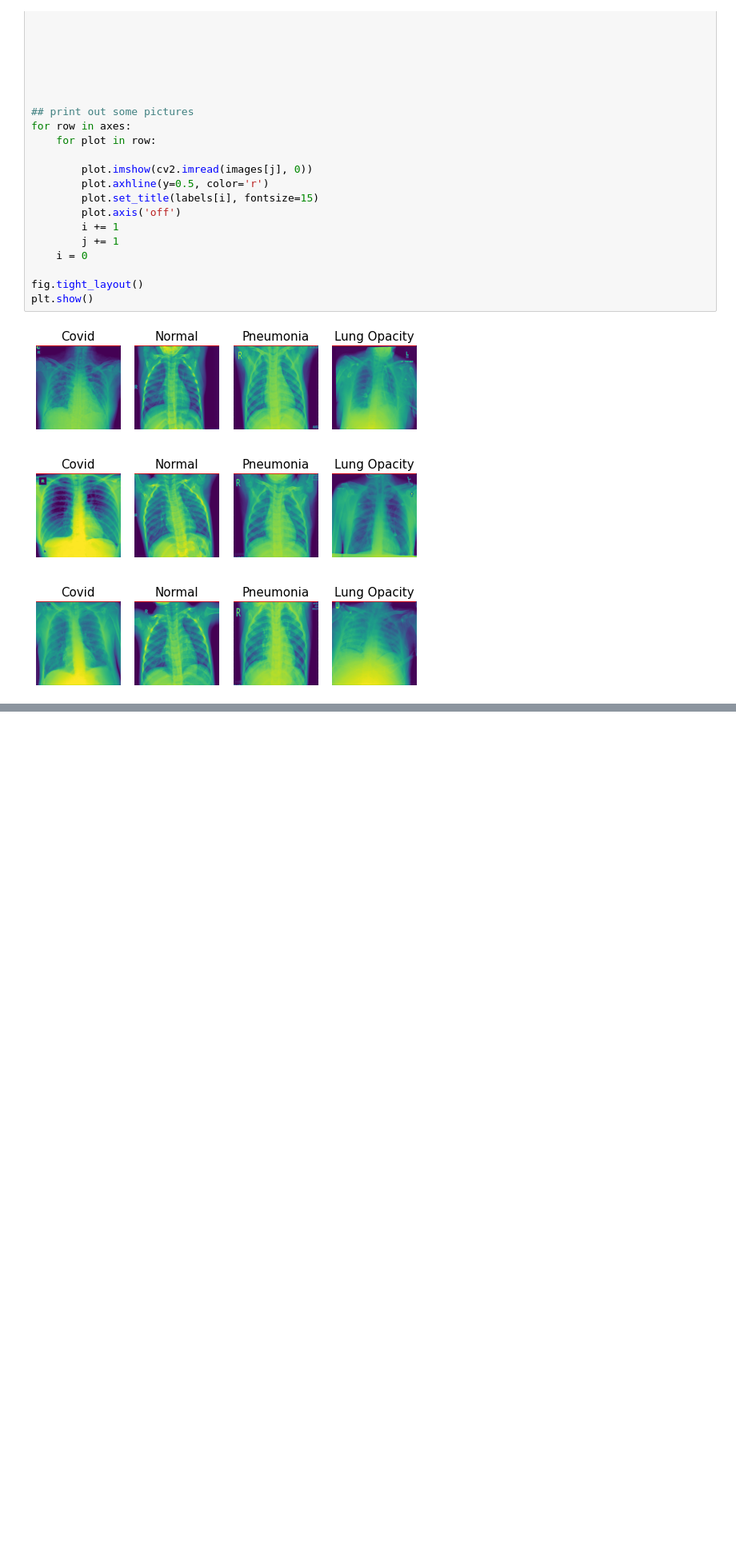
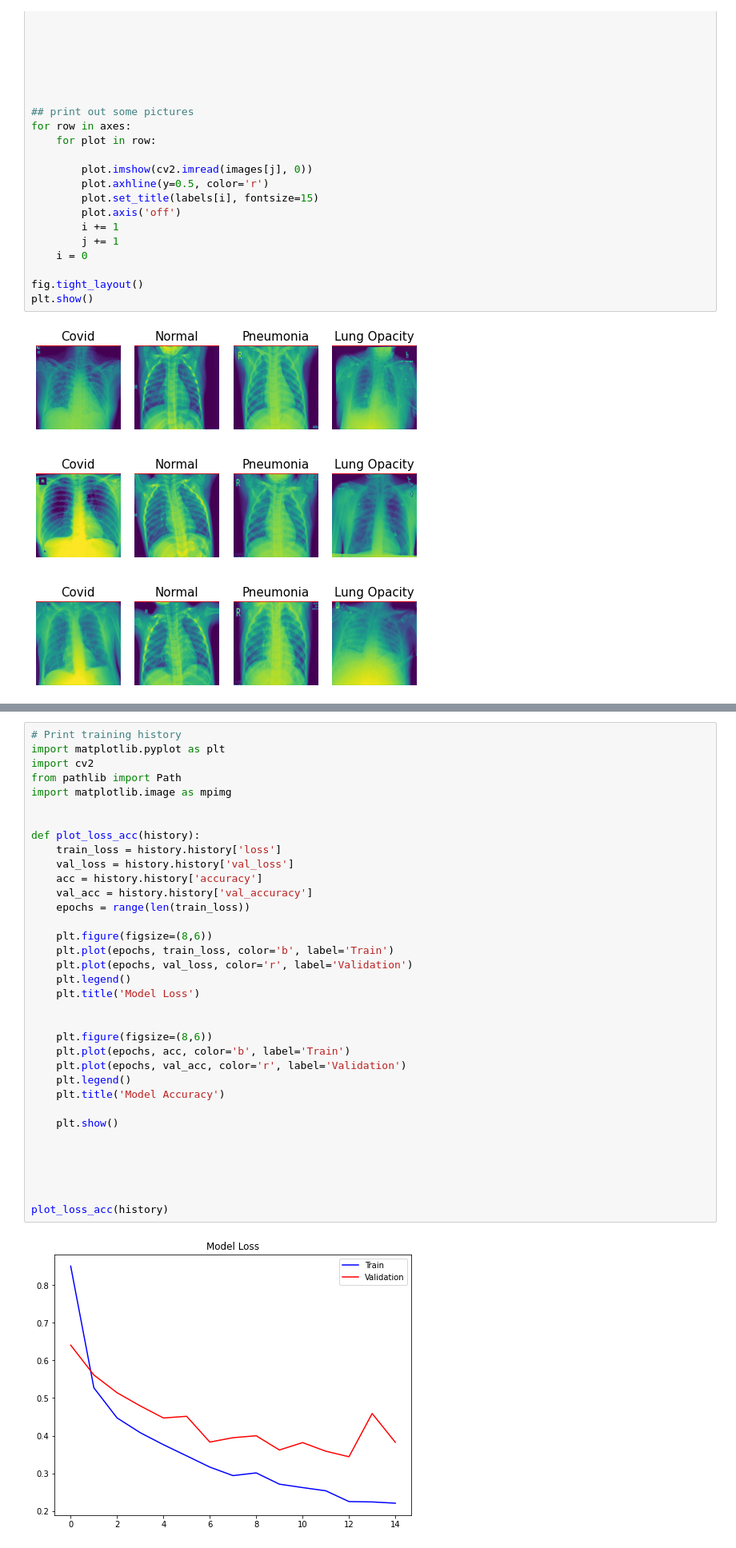
Before and after one commit to justinG31/CNN-for-CT-Lung-image-detection, a Jupyter notebook: vgg19.ipynb, the cells around one changed output, grey strips where cells are left out. Shown at 80% size. Saved outputs shown, nothing was run; the diff lists cells and outputs as text; blank space fills up the shorter version.

```diff
--- a/vgg19.ipynb
+++ b/vgg19.ipynb
@@ -477,0 +526,37 @@ plt.show()
+# %%
+# Print training history
+import matplotlib.pyplot as plt
+import cv2
+from pathlib import Path
+import matplotlib.image as mpimg
+
+
+def plot_loss_acc(history):
+    train_loss = history.history['loss']
+    val_loss = history.history['val_loss']
+    acc = history.history['accuracy']
+    val_acc = history.history['val_accuracy']
+    epochs = range(len(train_loss))
+
+    plt.figure(figsize=(8,6))
+    plt.plot(epochs, train_loss, color='b', label='Train')
+    plt.plot(epochs, val_loss, color='r', label='Validation')
+    plt.legend()
+    plt.title('Model Loss')
+
+
+    plt.figure(figsize=(8,6))
+    plt.plot(epochs, acc, color='b', label='Train')
+    plt.plot(epochs, val_acc, color='r', label='Validation')
+    plt.legend()
+    plt.title('Model Accuracy')
+
+    plt.show()
+
+
+
+
+
+plot_loss_acc(history)
+# %% [output]
+[figure, added]
```
Also changed, not shown: parts of 24 cells of this notebook.
